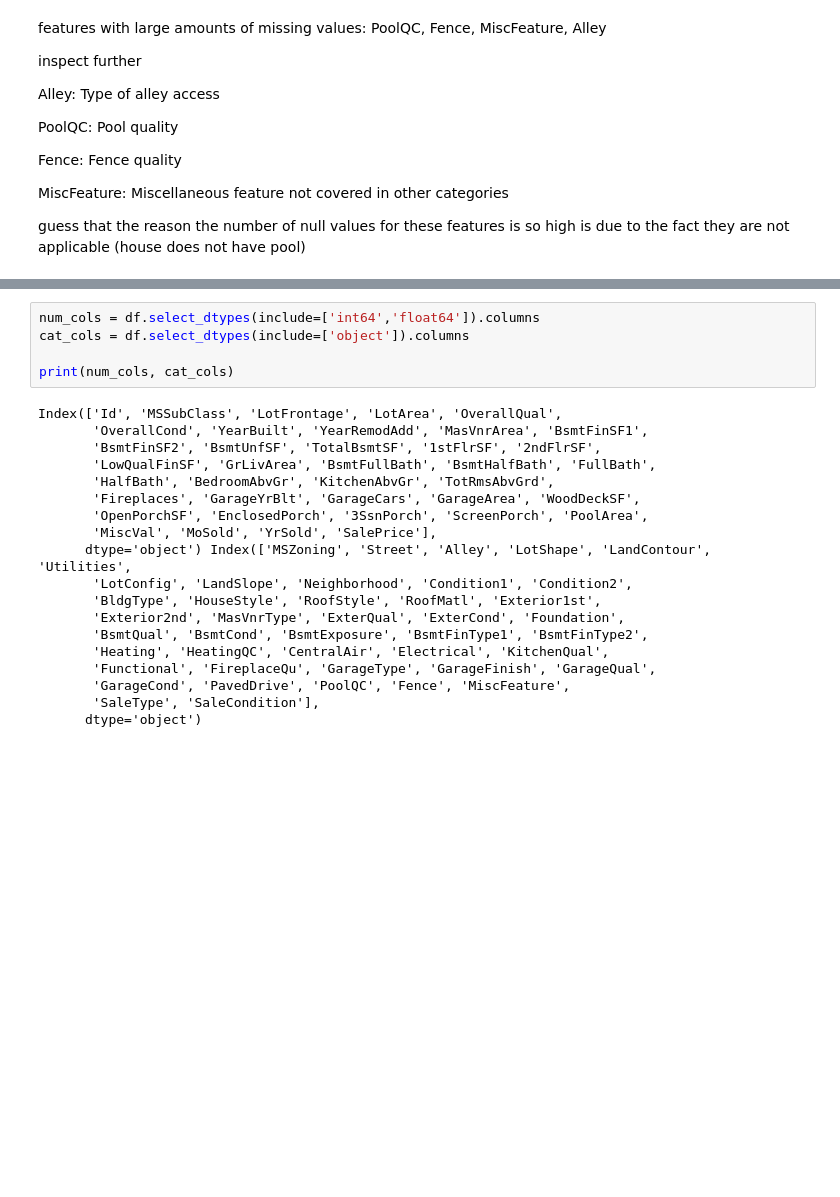
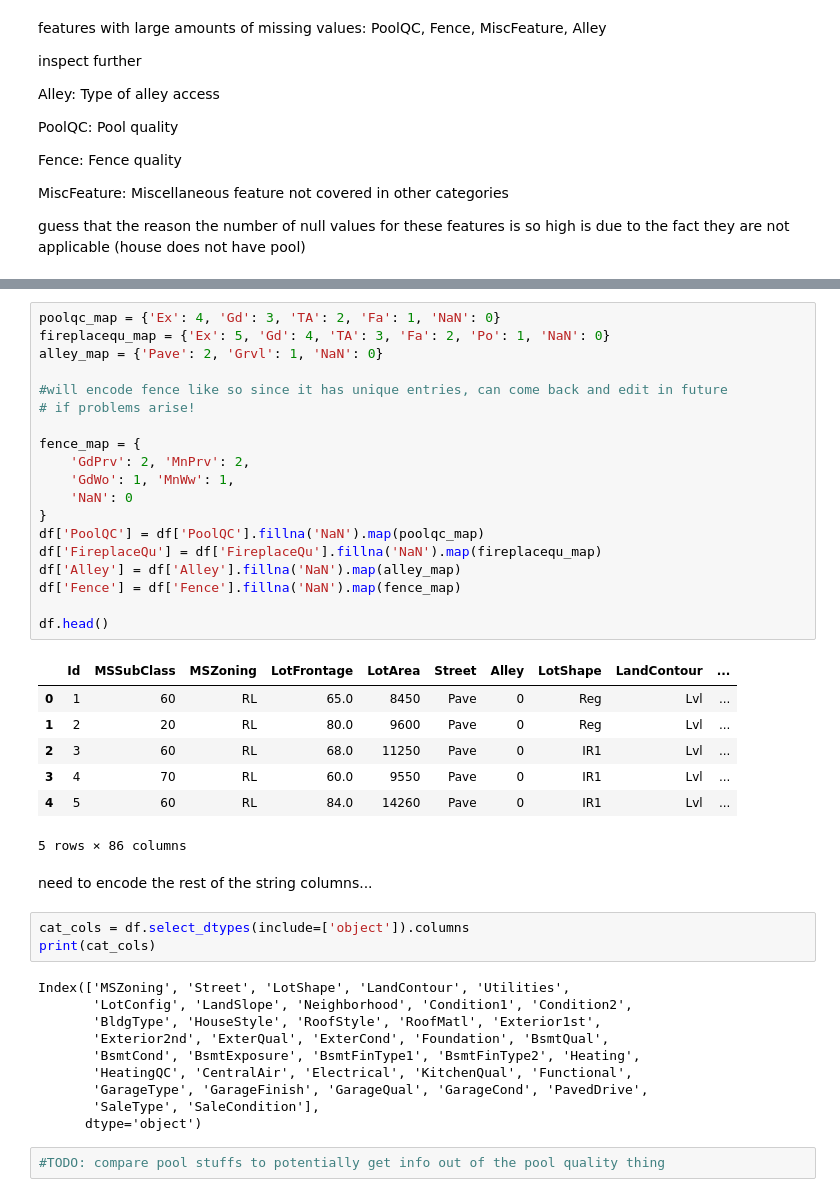
Before and after one commit to amandacao2/Kaggle-Data-Exploration, a Jupyter notebook: training.ipynb, the cells around one changed output, grey strips where cells are left out. Saved outputs shown, nothing was run; the diff lists cells and outputs as text; blank space fills up the shorter version.

```diff
--- a/training.ipynb
+++ b/training.ipynb
@@ -97,24 +140,44 @@ plt.show()
+# %%
+poolqc_map = {'Ex': 4, 'Gd': 3, 'TA': 2, 'Fa': 1, 'NaN': 0}
+fireplacequ_map = {'Ex': 5, 'Gd': 4, 'TA': 3, 'Fa': 2, 'Po': 1, 'NaN': 0}
+alley_map = {'Pave': 2, 'Grvl': 1, 'NaN': 0}
+
+#will encode fence like so since it has unique entries, can come back and edit in future
+# if problems arise!
+
+fence_map = {
+    'GdPrv': 2, 'MnPrv': 2,
+    'GdWo': 1, 'MnWw': 1,
+    'NaN': 0
+}
+df['PoolQC'] = df['PoolQC'].fillna('NaN').map(poolqc_map)
+df['FireplaceQu'] = df['FireplaceQu'].fillna('NaN').map(fireplacequ_map)
+df['Alley'] = df['Alley'].fillna('NaN').map(alley_map)
+df['Fence'] = df['Fence'].fillna('NaN').map(fence_map)
+
+df.head()
+# %% [output]
+|  | Id | MSSubClass | MSZoning | LotFrontage | LotArea | Street | Alley | LotShape | LandContour | ... |
+| 0 | 1 | 60 | RL | 65.0 | 8450 | Pave | 0 | Reg | Lvl | ... |
+| 1 | 2 | 20 | RL | 80.0 | 9600 | Pave | 0 | Reg | Lvl | ... |
+| 2 | 3 | 60 | RL | 68.0 | 11250 | Pave | 0 | IR1 | Lvl | ... |
+| 3 | 4 | 70 | RL | 60.0 | 9550 | Pave | 0 | IR1 | Lvl | ... |
+| 4 | 5 | 60 | RL | 84.0 | 14260 | Pave | 0 | IR1 | Lvl | ... |
+5 rows × 86 columns
+# %% [markdown]
+need to encode the rest of the string columns...
 # %%
-num_cols = df.select_dtypes(include=['int64','float64']).columns
 cat_cols = df.select_dtypes(include=['object']).columns
-
-print(num_cols, cat_cols)
+print(cat_cols)
 # %% [output]
-Index(['Id', 'MSSubClass', 'LotFrontage', 'LotArea', 'OverallQual',
-       'OverallCond', 'YearBuilt', 'YearRemodAdd', 'MasVnrArea', 'BsmtFinSF1',
-       'BsmtFinSF2', 'BsmtUnfSF', 'TotalBsmtSF', '1stFlrSF', '2ndFlrSF',
-       'LowQualFinSF', 'GrLivArea', 'BsmtFullBath', 'BsmtHalfBath', 'FullBath',
-       'HalfBath', 'BedroomAbvGr', 'KitchenAbvGr', 'TotRmsAbvGrd',
-       'Fireplaces', 'GarageYrBlt', 'GarageCars', 'GarageArea', 'WoodDeckSF',
-       'OpenPorchSF', 'EnclosedPorch', '3SsnPorch', 'ScreenPorch', 'PoolArea',
-       'MiscVal', 'MoSold', 'YrSold', 'SalePrice'],
-      dtype='object') Index(['MSZoning', 'Street', 'Alley', 'LotShape', 'LandContour', 'Utilities',
+Index(['MSZoning', 'Street', 'LotShape', 'LandContour', 'Utilities',
        'LotConfig', 'LandSlope', 'Neighborhood', 'Condition1', 'Condition2',
        'BldgType', 'HouseStyle', 'RoofStyle', 'RoofMatl', 'Exterior1st',
-       'Exterior2nd', 'MasVnrType', 'ExterQual', 'ExterCond', 'Foundation',
-       'BsmtQual', 'BsmtCond', 'BsmtExposure', 'BsmtFinType1', 'BsmtFinType2',
-       'Heating', 'HeatingQC', 'CentralAir', 'Electrical', 'KitchenQual',
-       'Functional', 'FireplaceQu', 'GarageType', 'GarageFinish', 'GarageQual',
-       'GarageCond', 'PavedDrive', 'PoolQC', 'Fence', 'MiscFeature',
+       'Exterior2nd', 'ExterQual', 'ExterCond', 'Foundation', 'BsmtQual',
+       'BsmtCond', 'BsmtExposure', 'BsmtFinType1', 'BsmtFinType2', 'Heating',
+       'HeatingQC', 'CentralAir', 'Electrical', 'KitchenQual', 'Functional',
+       'GarageType', 'GarageFinish', 'GarageQual', 'GarageCond', 'PavedDrive',
        'SaleType', 'SaleCondition'],
       dtype='object')
+# %%
+#TODO: compare pool stuffs to potentially get info out of the pool quality thing
```
Also changed, not shown: parts of 6 cells of this notebook, 1 other file.
